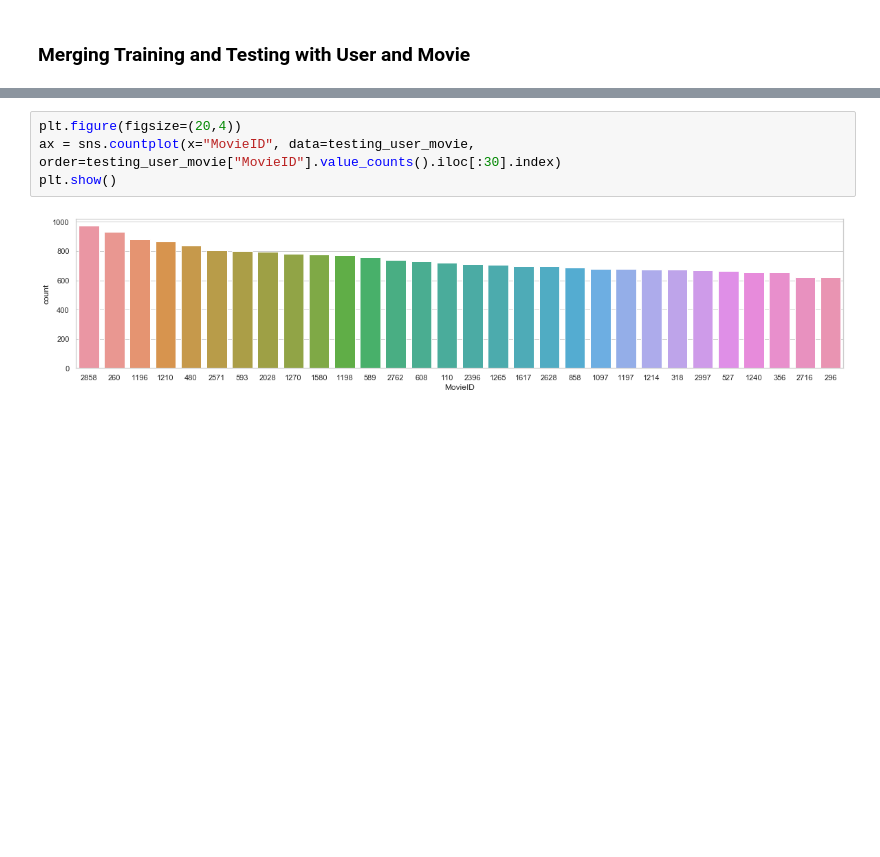
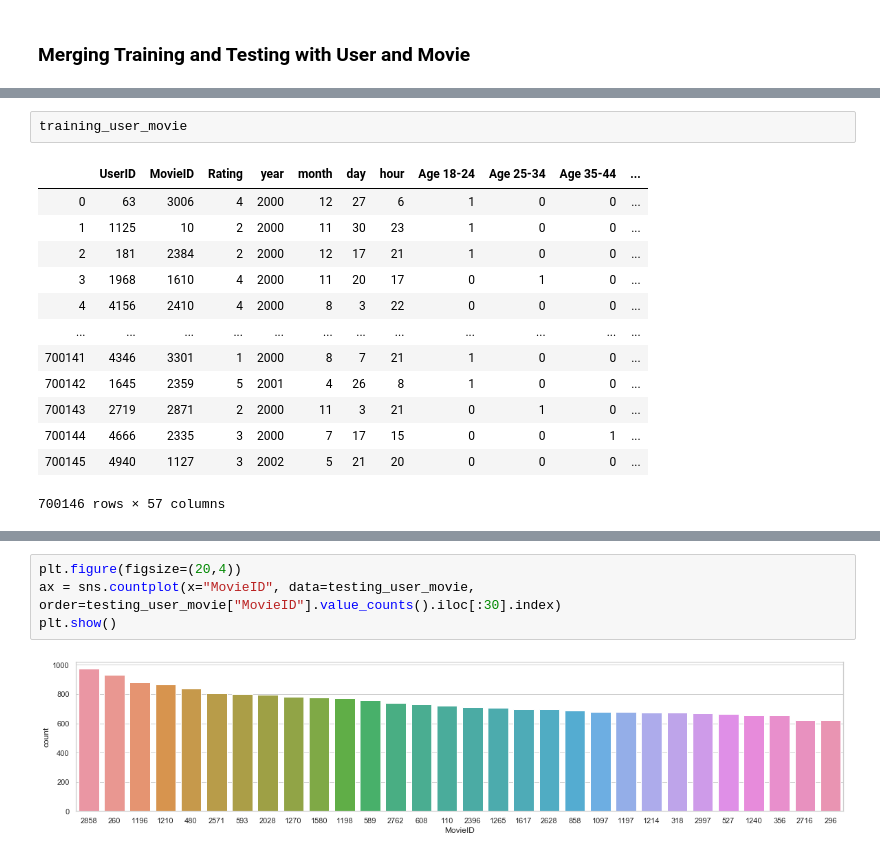
Before and after one commit to kevinandrianliu/Final-Project-DSDM, a Jupyter notebook: Final Project_ Sistem Rekomendasi.ipynb, the cells around one changed output, grey strips where cells are left out. Saved outputs shown, nothing was run; the diff lists cells and outputs as text; blank space fills up the shorter version.

```diff
--- a/Final Project_ Sistem Rekomendasi.ipynb
+++ b/Final Project_ Sistem Rekomendasi.ipynb
@@ -805,0 +891,16 @@ testing_user_movie.head()
+# %%
+training_user_movie
+# %% [output]
+|  | UserID | MovieID | Rating | year | month | day | hour | Age 18-24 | Age 25-34 | Age 35-44 | ... |
+| 0 | 63 | 3006 | 4 | 2000 | 12 | 27 | 6 | 1 | 0 | 0 | ... |
+| 1 | 1125 | 10 | 2 | 2000 | 11 | 30 | 23 | 1 | 0 | 0 | ... |
+| 2 | 181 | 2384 | 2 | 2000 | 12 | 17 | 21 | 1 | 0 | 0 | ... |
+| 3 | 1968 | 1610 | 4 | 2000 | 11 | 20 | 17 | 0 | 1 | 0 | ... |
+| 4 | 4156 | 2410 | 4 | 2000 | 8 | 3 | 22 | 0 | 0 | 0 | ... |
+| ... | ... | ... | ... | ... | ... | ... | ... | ... | ... | ... | ... |
+| 700141 | 4346 | 3301 | 1 | 2000 | 8 | 7 | 21 | 1 | 0 | 0 | ... |
+| 700142 | 1645 | 2359 | 5 | 2001 | 4 | 26 | 8 | 1 | 0 | 0 | ... |
+| 700143 | 2719 | 2871 | 2 | 2000 | 11 | 3 | 21 | 0 | 1 | 0 | ... |
+| 700144 | 4666 | 2335 | 3 | 2000 | 7 | 17 | 15 | 0 | 0 | 1 | ... |
+| 700145 | 4940 | 1127 | 3 | 2002 | 5 | 21 | 20 | 0 | 0 | 0 | ... |
+700146 rows × 57 columns
```
Also changed, not shown: parts of 29 cells of this notebook, 1 other file.
